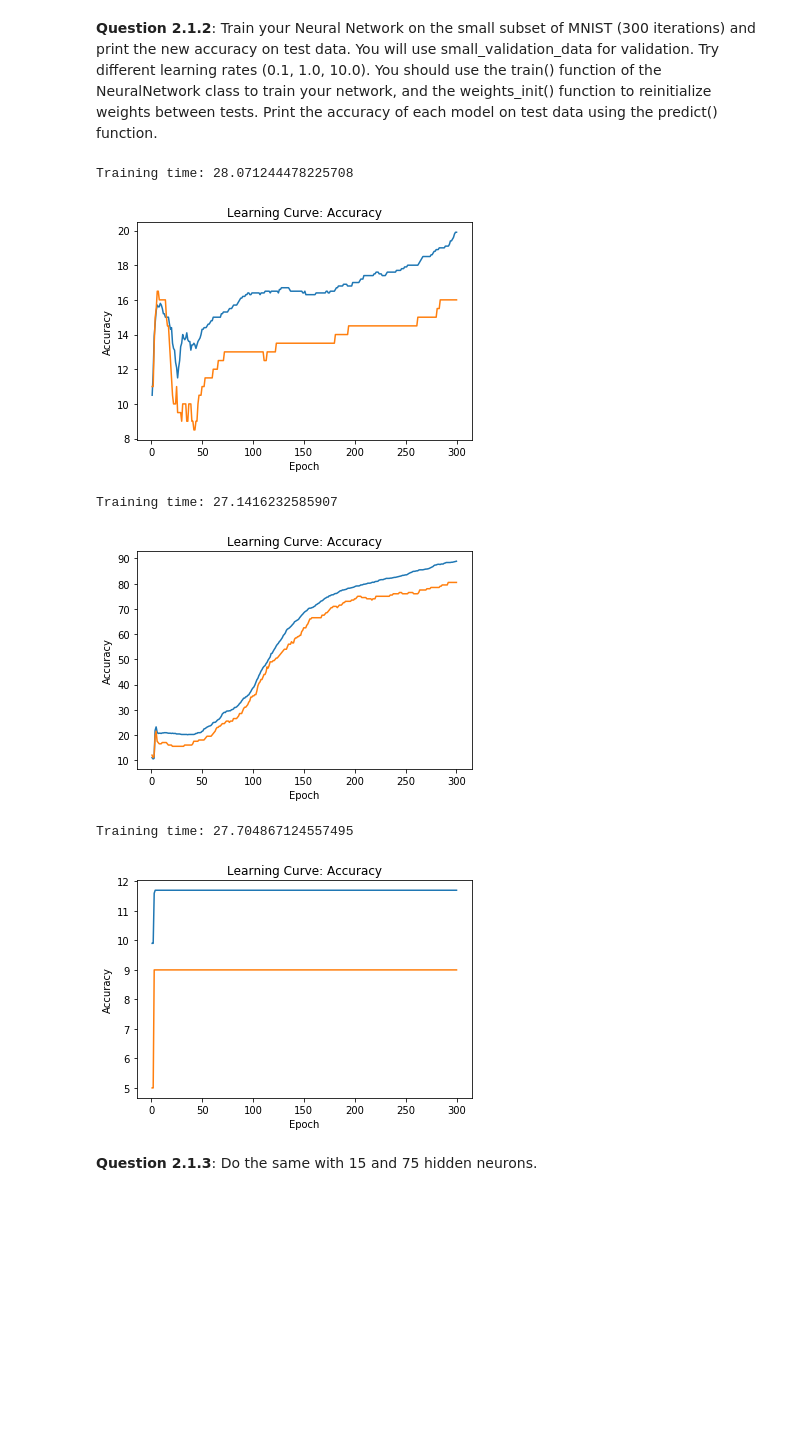
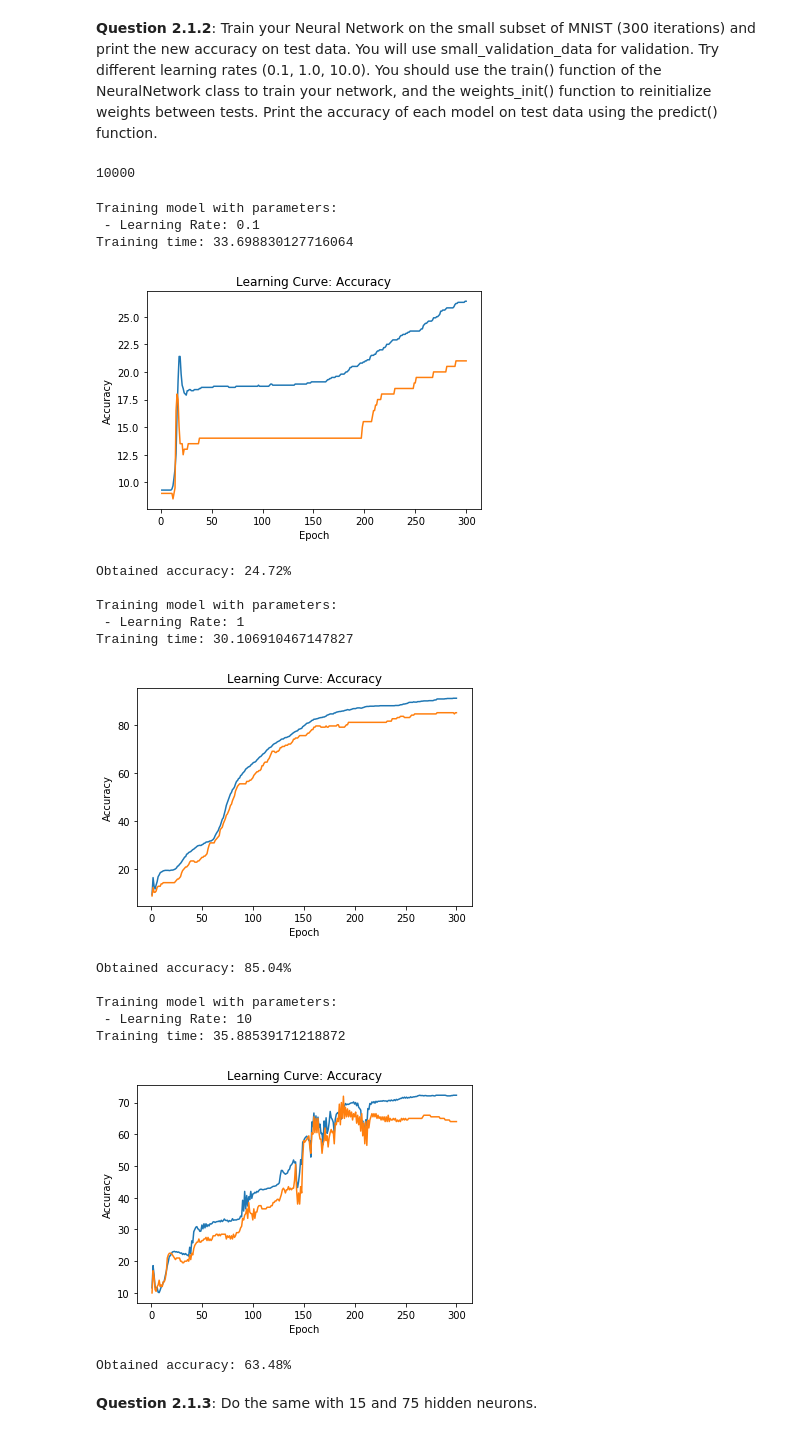
Before and after one commit to marioguerriero/deeplearning-labs, a Jupyter notebook: Lab01/Lab1_DL-Students_v3.ipynb, the cells around one changed output. Cells and saved outputs as stored; diff of their text form; code cells hidden in the pictures; blank space fills up the shorter version.

```diff
--- a/Lab01/Lab1_DL-Students_v3.ipynb
+++ b/Lab01/Lab1_DL-Students_v3.ipynb
@@ -315,21 +316,40 @@ The input layer of the neural network that you will build contains neurons encod
 mnist_model = NeuralNetwork(784, 30, 10)
 # %% [markdown]
 <b>Question 2.1.2</b>: Train your Neural Network on the small subset of MNIST (300 iterations) and print the new accuracy on test data. You will use small_validation_data for validation. Try different learning rates (0.1, 1.0, 10.0). You should use the train() function of the NeuralNetwork class to train your network, and the weights_init() function to reinitialize weights between tests. Print the accuracy of each model on test data using the predict() function.
+# %%
+print(len(test_data[0]))
+# %% [output]
+10000
 # %%
 # Train NN and print accuracy on test data
 n_iterations = 300
 
 for lr in [0.1, 1, 10]:
+    print('Training model with parameters:\n - Learning Rate: {}'.format(lr))
     mnist_model.train(small_training_data, small_validation_data, iterations=n_iterations, learning_rate =lr)
+    # Compute accuracy
+    acc = mnist_model.predict(test_data) / 100
+    print('Obtained accuracy: {}%\n'.format(acc))
     # Reinitialize model weights
     mnist_model.weights_init()
 # %% [output]
-Training time: 28.071244478225708
+Training model with parameters:
+ - Learning Rate: 0.1
+Training time: 33.698830127716064
-[figure, old version]
+[figure, new version]
-Training time: 27.1416232585907
+Obtained accuracy: 24.72%
+
+Training model with parameters:
+ - Learning Rate: 1
+Training time: 30.106910467147827
-[figure, old version]
+[figure, new version]
-Training time: 27.704867124557495
+Obtained accuracy: 85.04%
+
+Training model with parameters:
+ - Learning Rate: 10
+Training time: 35.88539171218872
-[figure, old version]
+[figure, new version]
+Obtained accuracy: 63.48%
 # %% [markdown]
 <b>Question 2.1.3</b>: Do the same with 15 and 75 hidden neurons.
 # %%
```
Also changed, not shown: parts of 11 cells of this notebook.
